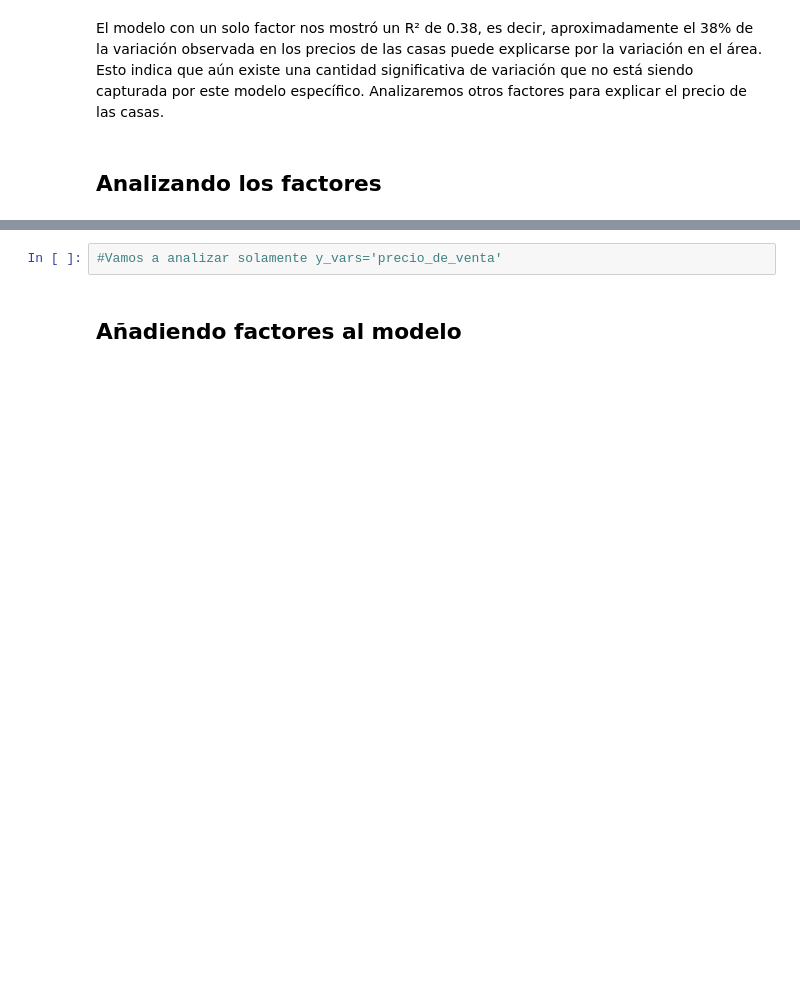
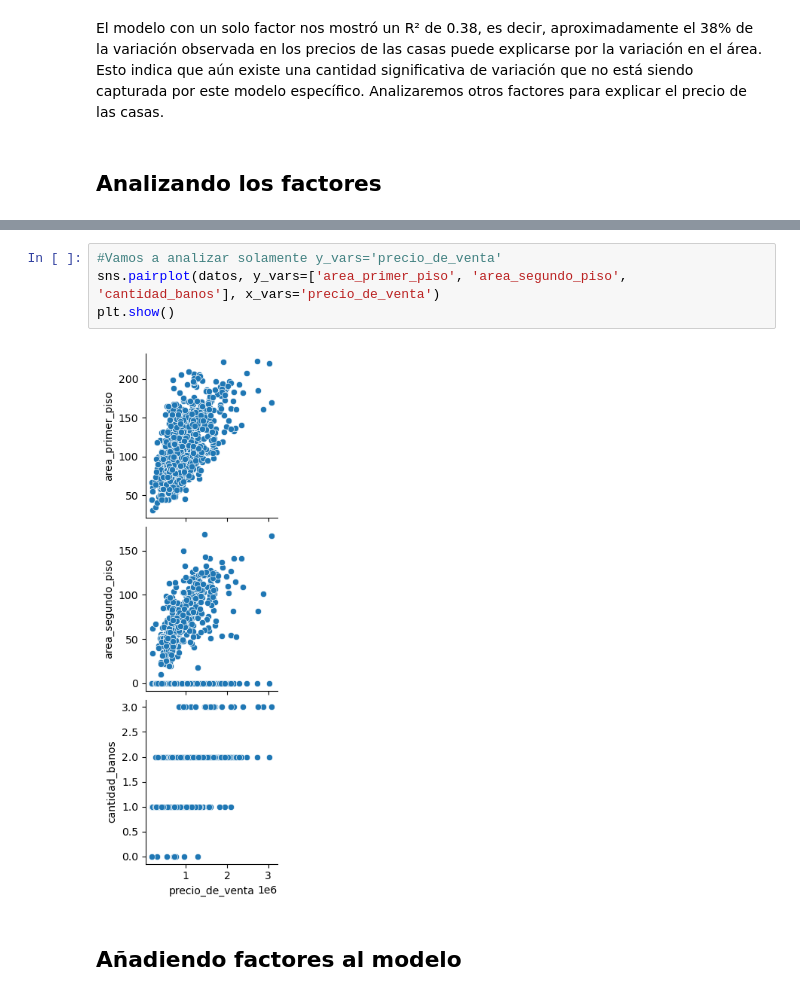
Before and after one commit to jbernalg/ALURA_Data_Science, a Jupyter notebook: Estadistica_ML/Regresion_Lineal/precios_de_inmuebles_regresion_lineal.ipynb, the cells around one changed output, grey strips where cells are left out. Saved outputs shown, nothing was run; the diff lists cells and outputs as text; blank space fills up the shorter version.

```diff
--- a/Estadistica_ML/Regresion_Lineal/precios_de_inmuebles_regresion_lineal.ipynb
+++ b/Estadistica_ML/Regresion_Lineal/precios_de_inmuebles_regresion_lineal.ipynb
@@ -344,5 +347,9 @@ OptionError: No such keys(s): 'mode.use_inf_as_null'
 # %%
 #Vamos a analizar solamente y_vars='precio_de_venta'
+sns.pairplot(datos, y_vars=['area_primer_piso', 'area_segundo_piso', 'cantidad_banos'], x_vars='precio_de_venta')
+plt.show()
+# %% [output]
+[figure, added]
 # %% [markdown]
 ## Añadiendo factores al modelo
 # %%
```
Also changed, not shown: parts of 32 cells of this notebook.
